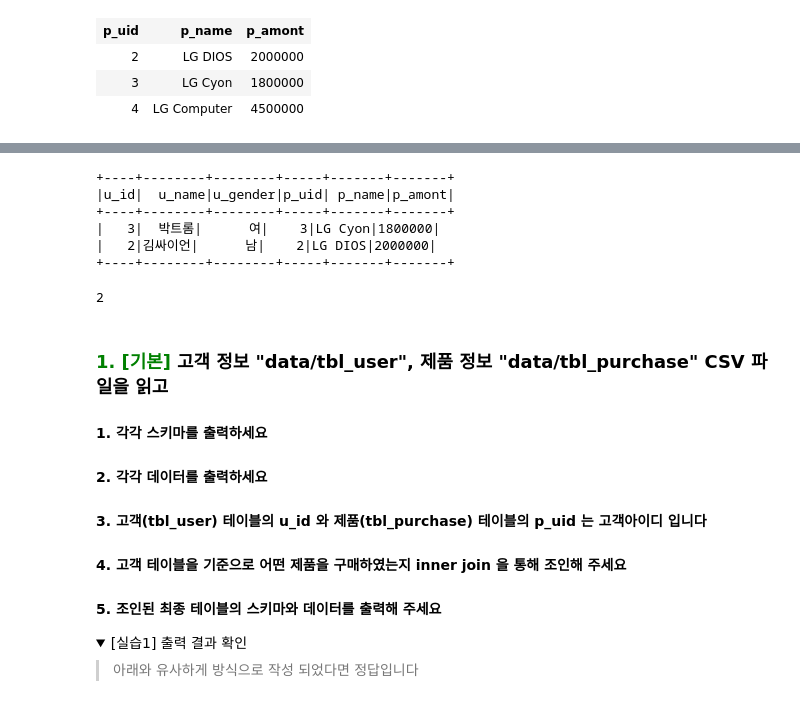
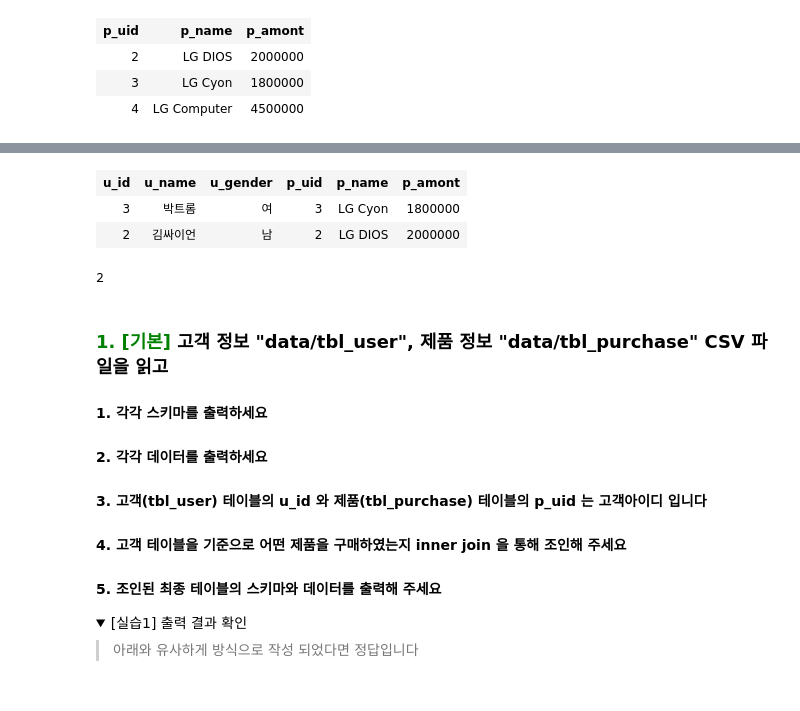
Before and after one commit to psyoblade/data-engineer-intermediate-training, a Jupyter notebook: day4/notebooks/lgde-spark-core-4-join.ipynb, the cells around one changed output, grey strips where cells are left out. Cells and saved outputs as stored; diff of their text form; code cells hidden in the pictures; folded sections open.

```diff
--- a/day4/notebooks/lgde-spark-core-4-join.ipynb
+++ b/day4/notebooks/lgde-spark-core-4-join.ipynb
@@ -78,14 +99,11 @@ root
 # %%
-user.join(purchase, user.u_id == purchase.p_uid).show()
+display(user.join(purchase, user.u_id == purchase.p_uid))
 user.join(purchase, user.u_id == purchase.p_uid, "inner").count()
 # %% [output]
+| u_id | u_name | u_gender | p_uid | p_name | p_amont |
+| 3 | 박트롬 | 여 | 3 | LG Cyon | 1800000 |
+| 2 | 김싸이언 | 남 | 2 | LG DIOS | 2000000 |
-+----+--------+--------+-----+-------+-------+
-|u_id|  u_name|u_gender|p_uid| p_name|p_amont|
-+----+--------+--------+-----+-------+-------+
-|   3|  박트롬|      여|    3|LG Cyon|1800000|
-|   2|김싸이언|      남|    2|LG DIOS|2000000|
-+----+--------+--------+-----+-------+-------+
+2
-2
 # %% [markdown]
 ### <font color=green>1. [기본]</font> 고객 정보 "data/tbl_user", 제품 정보 "data/tbl_purchase" CSV 파일을 읽고
 #### 1. 각각 스키마를 출력하세요
```
Also changed, not shown: parts of 57 cells of this notebook, 4 other files.
